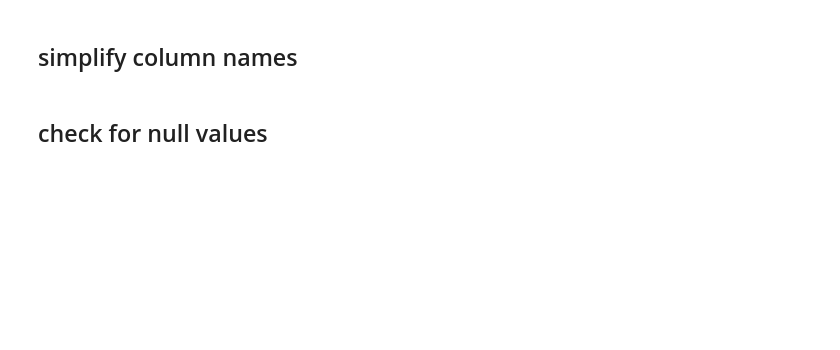
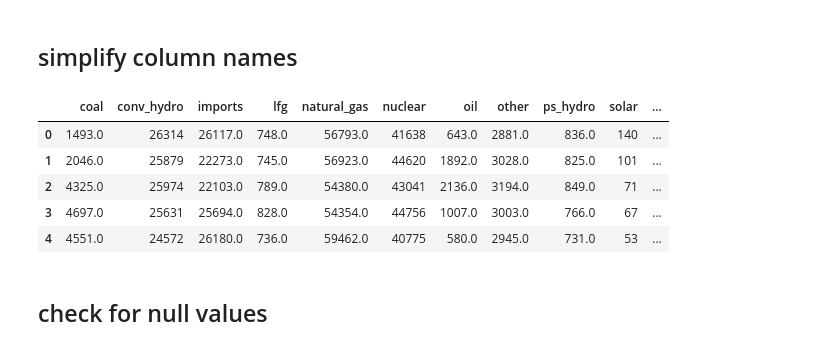
Before and after one commit to samkennerly/kingofsnake, a Jupyter notebook: books/clean.ipynb, the cells around one changed output. Cells and saved outputs as stored; diff of their text form; code cells hidden in the pictures; blank space fills up the shorter version.

```diff
--- a/books/clean.ipynb
+++ b/books/clean.ipynb
@@ -32,19 +77,26 @@ tools.afew(data)
 # %%
 data.columns = (
     data.columns
     .str.strip()
     .str.lower()
     .str.replace(' ', '_')
     .str.replace('.', '')
 )
 data = data.rename(
     columns={
         'net_imports': 'imports',
         'petroleum': 'oil',
     }
 )
 data = data.sort_index(axis=1)
-print(*data.columns, sep="\n")
+data.head()
+# %% [output]
+|  | coal | conv_hydro | imports | lfg | natural_gas | nuclear | oil | other | ps_hydro | solar | ... |
+| 0 | 1493.0 | 26314 | 26117.0 | 748.0 | 56793.0 | 41638 | 643.0 | 2881.0 | 836.0 | 140 | ... |
+| 1 | 2046.0 | 25879 | 22273.0 | 745.0 | 56923.0 | 44620 | 1892.0 | 3028.0 | 825.0 | 101 | ... |
+| 2 | 4325.0 | 25974 | 22103.0 | 789.0 | 54380.0 | 43041 | 2136.0 | 3194.0 | 849.0 | 71 | ... |
+| 3 | 4697.0 | 25631 | 25694.0 | 828.0 | 54354.0 | 44756 | 1007.0 | 3003.0 | 766.0 | 67 | ... |
+| 4 | 4551.0 | 24572 | 26180.0 | 736.0 | 59462.0 | 40775 | 580.0 | 2945.0 | 731.0 | 53 | ... |
 # %% [markdown]
 ## check for null values
 # %%
```
Also changed, not shown: parts of 16 cells of this notebook.
